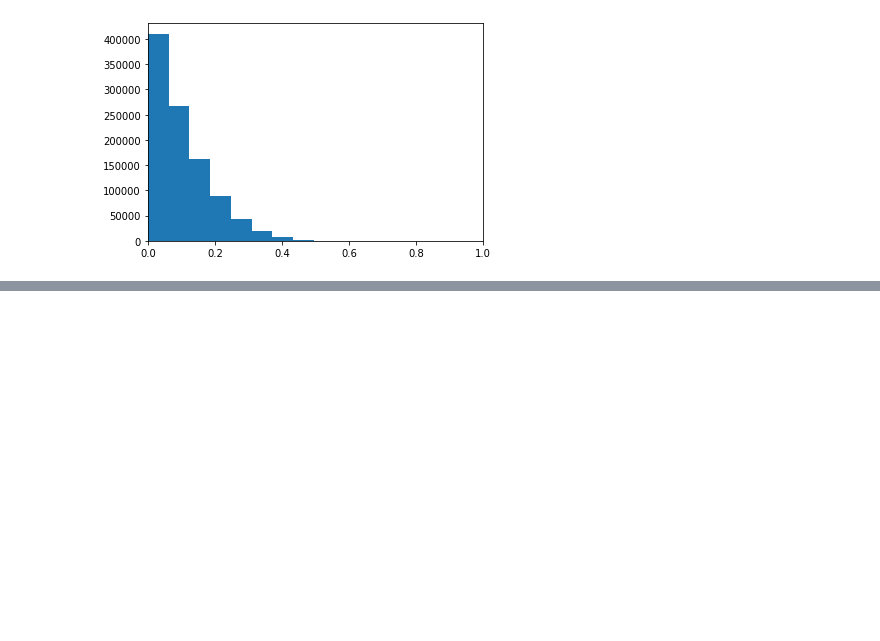
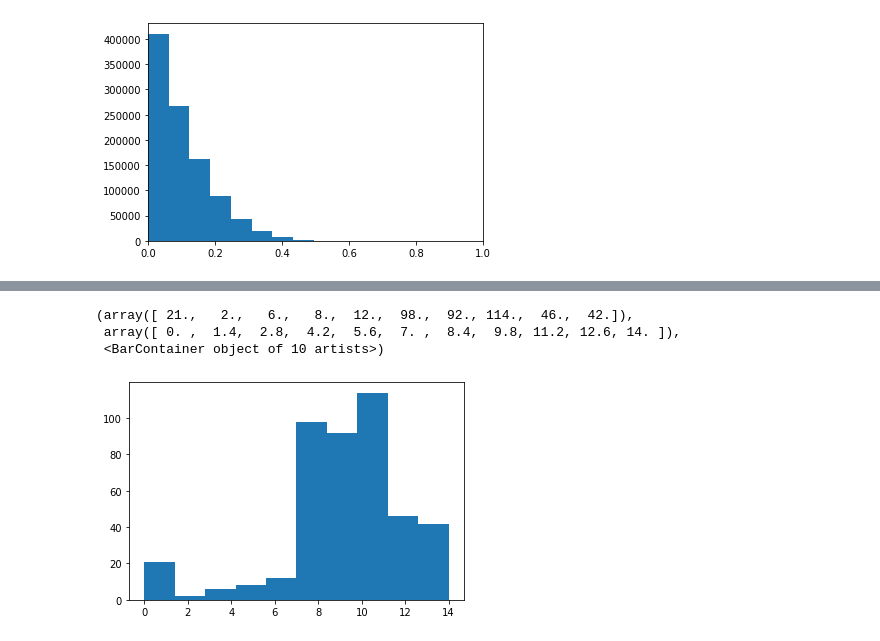
Before and after one commit to alienmist325/tumour_immune_interactions, a Jupyter notebook: sim/report_analysis_and_graphs.ipynb, the cells around one changed output, grey strips where cells are left out. Cells and saved outputs as stored; diff of their text form; code cells hidden in the pictures; blank space fills up the shorter version.

Commit message:
Real data matrix computation

```diff
--- a/sim/report_analysis_and_graphs.ipynb
+++ b/sim/report_analysis_and_graphs.ipynb
@@ -45,3 +45,8 @@ for i in range(len(values)):
 [figure]
 [figure]
 [figure]
+# %%
+from inputs import read_phenotypes
+
+TCRs = read_phenotypes("config/real_sample_TCRs.txt")
+peptides = read_phenotypes("config/real_sample_peptides.txt")
@@ -47,0 +73,29 @@ for i in range(len(values)):
+# %%
+from phenotype import SequencePhenotypeStructure, Phenotype, SequencePhenotypeInteractionData
+
+TCR_struct = SequencePhenotypeStructure(TCRs)
+peptide_struct = SequencePhenotypeStructure(peptides)
+
+def get_distances(struct : SequencePhenotypeStructure):
+    dists = []
+    d = SequencePhenotypeInteractionData(0, 0)
+    for id in struct.ids:
+        phen = Phenotype(struct, id)
+        for id_ in struct.ids:
+            phen_ = Phenotype(struct, id_)
+            cur_dist = SequencePhenotypeStructure.get_sequence_distance(phen, phen_, 0, d)
+            dists.append(cur_dist)
+    return dists
+
+def get_distances_from_sequences(sequences):
+    struct = SequencePhenotypeStructure(sequences)
+    return get_distances(struct)
+# %%
+import matplotlib.pyplot as plt
+TCR_dists = get_distances(TCR_struct)
+plt.hist(TCR_dists)
+# %% [output]
+(array([ 21.,   2.,   6.,   8.,  12.,  98.,  92., 114.,  46.,  42.]),
+ array([ 0. ,  1.4,  2.8,  4.2,  5.6,  7. ,  8.4,  9.8, 11.2, 12.6, 14. ]),
+ <BarContainer object of 10 artists>)
+[figure, added]
```
Also changed, not shown: parts of 21 cells of this notebook, 7 other files.
